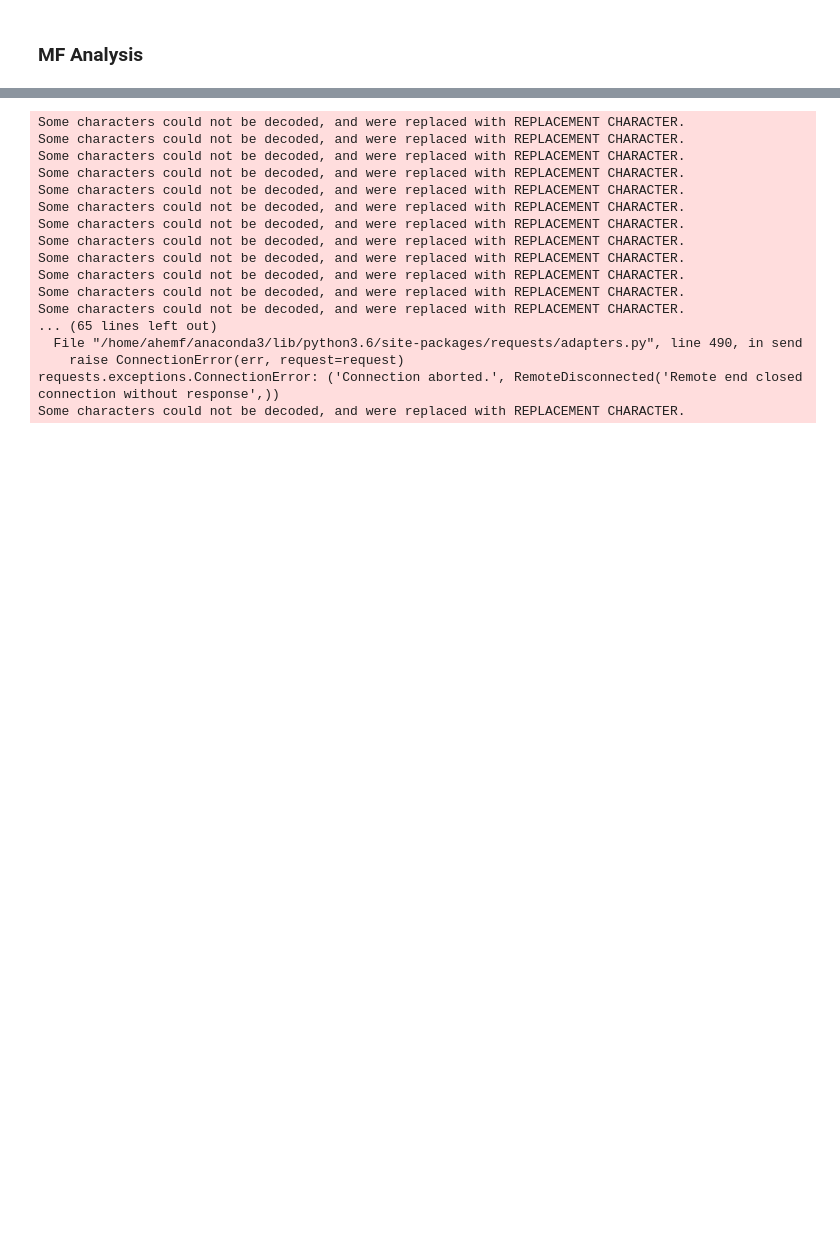
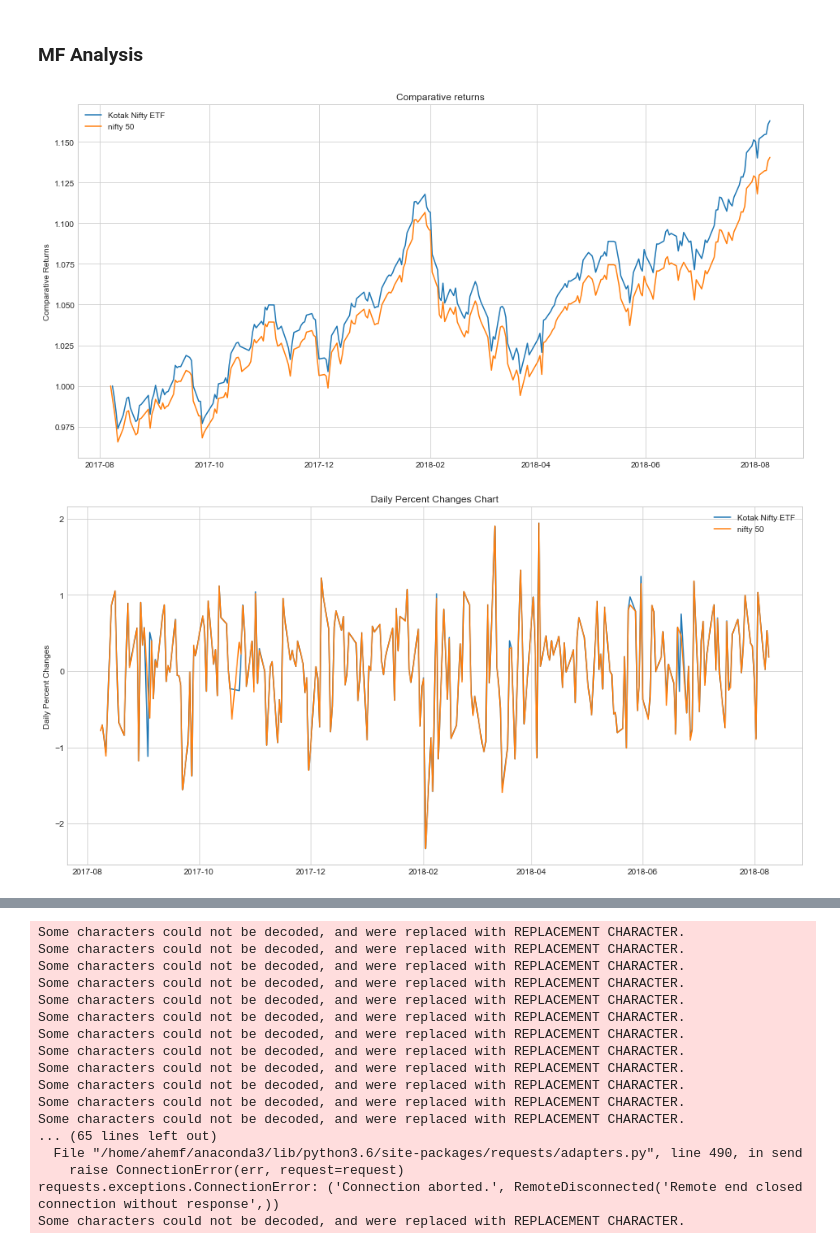
Before and after one commit to faizanahemad/data-science-utils, a Jupyter notebook: data_science_utils/financial/Fundamental Analysis.ipynb, the cells around one changed output, grey strips where cells are left out. Saved outputs shown, nothing was run; the diff lists cells and outputs as text; code cells hidden in the pictures; blank space fills up the shorter version.

```diff
--- a/data_science_utils/financial/Fundamental Analysis.ipynb
+++ b/data_science_utils/financial/Fundamental Analysis.ipynb
@@ -441,3 +450,8 @@ generate_percent_change_chart({"nifty 50":n50,"nifty 100":n100,"nifty midcap 50"
 # mfid = "MSB532"
 # nifty MKM321 MSB1174
 # Bluechip SBI MSB532
+# %%
+fund_returns_analysis(['MKM321'],{"nifty 50":n50},days=252,rolling=252)
+# %% [output]
+[figure, added]
+[figure, added]
```
Also changed, not shown: parts of 11 cells of this notebook, 2 other files.
